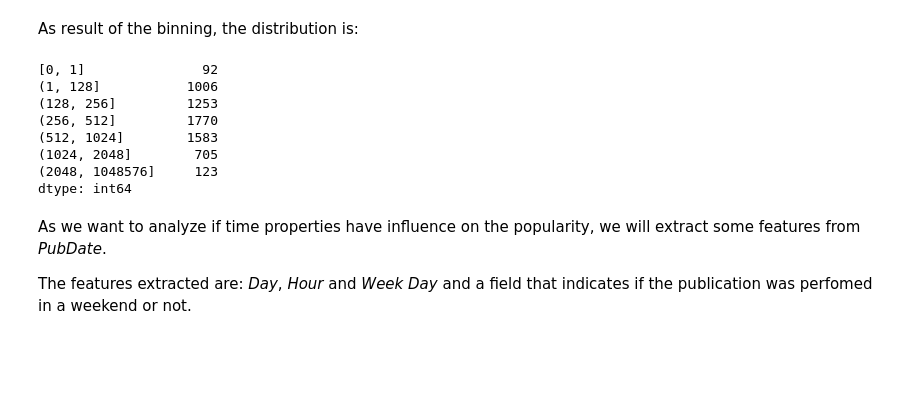
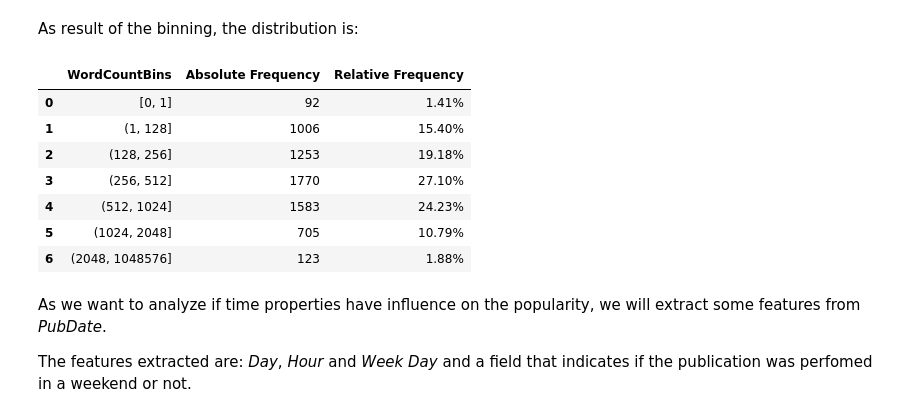
Before and after one commit to brunovilar/DataAnalysisCourse, a Jupyter notebook: Data-Management-and-Visualization/Week3-DataManipulation.ipynb, the cells around one changed output. Cells and saved outputs as stored; diff of their text form; code cells hidden in the pictures; blank space fills up the shorter version.

```diff
--- a/Data-Management-and-Visualization/Week3-DataManipulation.ipynb
+++ b/Data-Management-and-Visualization/Week3-DataManipulation.ipynb
@@ -203,17 +224,17 @@ pd.options.mode.chained_assignment = None
 sub_dataset['WordCountBins'] = pd.cut(sub_dataset['WordCount'], bins = [0, 1, 128, 256, 512, 1024, 2048, 1048576], include_lowest=True, right=True)
 # %% [markdown]
 As result of the binning, the distribution is:
-# %%
-sub_dataset['WordCountBins'].value_counts(sort=False)
-# %% [output]
-[0, 1]               92
-(1, 128]           1006
-(128, 256]         1253
-(256, 512]         1770
-(512, 1024]        1583
-(1024, 2048]        705
-(2048, 1048576]     123
-dtype: int64
+# %%
+create_frequency_table(sub_dataset, 'WordCountBins')
+# %% [output]
+|  | WordCountBins | Absolute Frequency | Relative Frequency |
+| 0 | [0, 1] | 92 | 1.41% |
+| 1 | (1, 128] | 1006 | 15.40% |
+| 2 | (128, 256] | 1253 | 19.18% |
+| 3 | (256, 512] | 1770 | 27.10% |
+| 4 | (512, 1024] | 1583 | 24.23% |
+| 5 | (1024, 2048] | 705 | 10.79% |
+| 6 | (2048, 1048576] | 123 | 1.88% |
 # %% [markdown]
 As we want to analyze if time properties have influence on the popularity, we will extract some features from *PubDate*.
 
```
Also changed, not shown: parts of 14 cells of this notebook.
